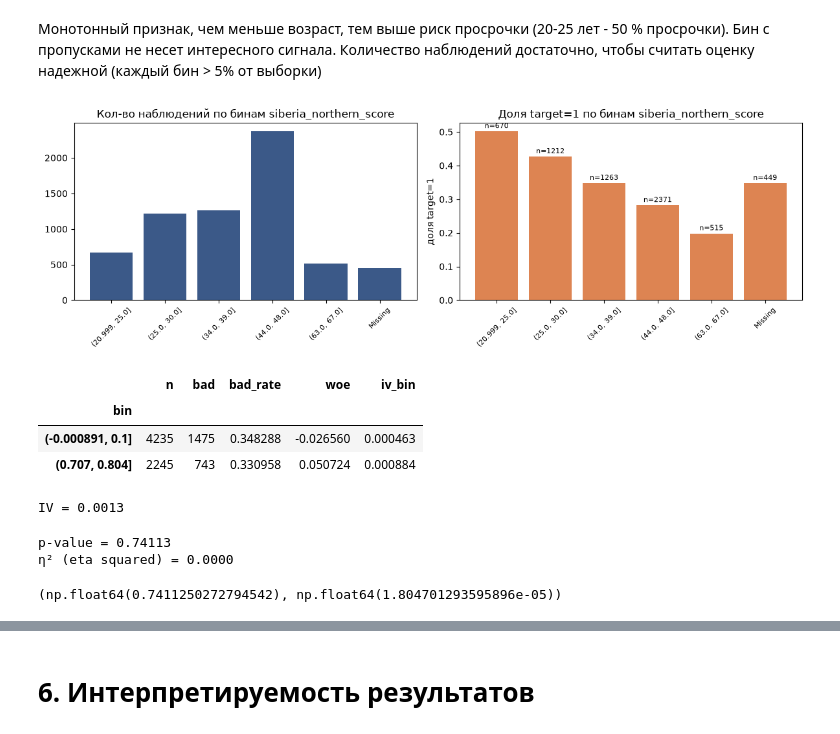
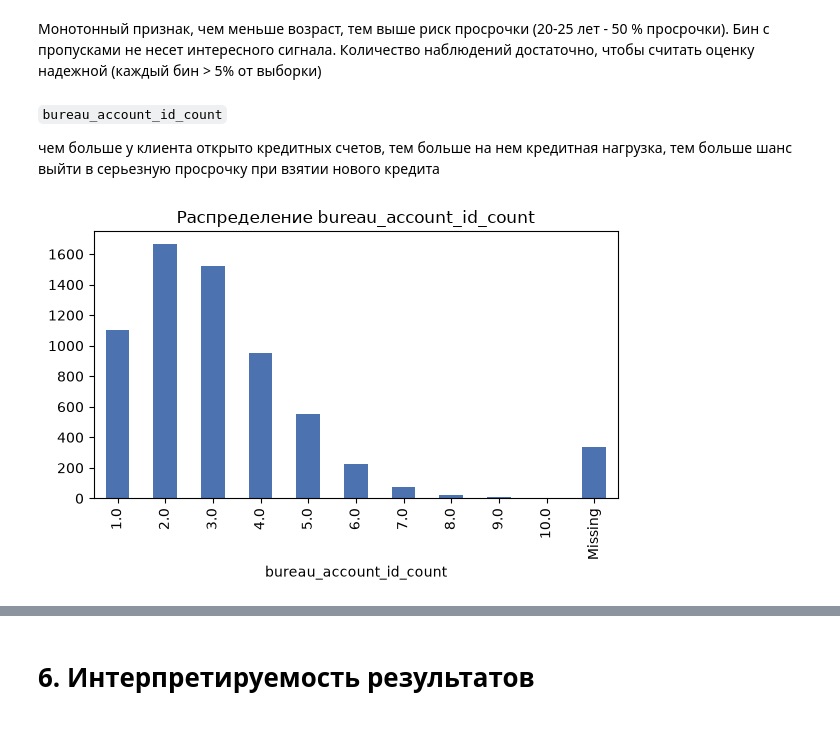
Before and after one commit to Polemarh/credit_scoring_ml, a Jupyter notebook: competition.ipynb, the cells around one changed output, grey strips where cells are left out. Drawn from its saved outputs; the diff is of its cells as text; code cells hidden in the pictures.

```diff
--- a/competition.ipynb
+++ b/competition.ipynb
@@ -971,25 +980,11 @@ visualization(woe_table, 'age', 'target')
 [figure]
 # %% [markdown]
 Монотонный признак, чем меньше возраст, тем выше риск просрочки (20-25 лет - 50 % просрочки). Бин с пропусками не несет интересного сигнала. Количество наблюдений достаточно, чтобы считать оценку надежной (каждый бин > 5% от выборки)
-# %%
-visualization(woe_table, 'siberia_northern_score', 'target')
-# %% [output]
-[figure, removed]
-# %%
-woe_table, iv = calc_woe_iv(train, 'siberia_northern_score', 'target')
-woe_table
-# %% [output]
-|  | n | bad | bad_rate | woe | iv_bin |
-| bin |  |  |  |  |  |
-| (-0.000891, 0.1] | 4235 | 1475 | 0.348288 | -0.026560 | 0.000463 |
-| (0.707, 0.804] | 2245 | 743 | 0.330958 | 0.050724 | 0.000884 |
-# %%
-print(f"IV = {iv:.4f}")
-# %% [output]
-IV = 0.0013
-# %%
-ttest('siberia_northern_score', 'target', train)
-# %% [output]
-p-value = 0.74113
-η² (eta squared) = 0.0000
-(np.float64(0.7411250272794542), np.float64(1.804701293595896e-05))
+# %% [markdown]
+`bureau_account_id_count`
+
+чем больше у клиента открыто кредитных счетов, тем больше на нем кредитная нагрузка, тем больше шанс выйти в серьезную просрочку при взятии нового кредита
+# %%
+plot_distribution(train, 'bureau_account_id_count')
+# %% [output]
+[figure, added]
```
Also changed, not shown: parts of 31 cells of this notebook, 2 other files.
